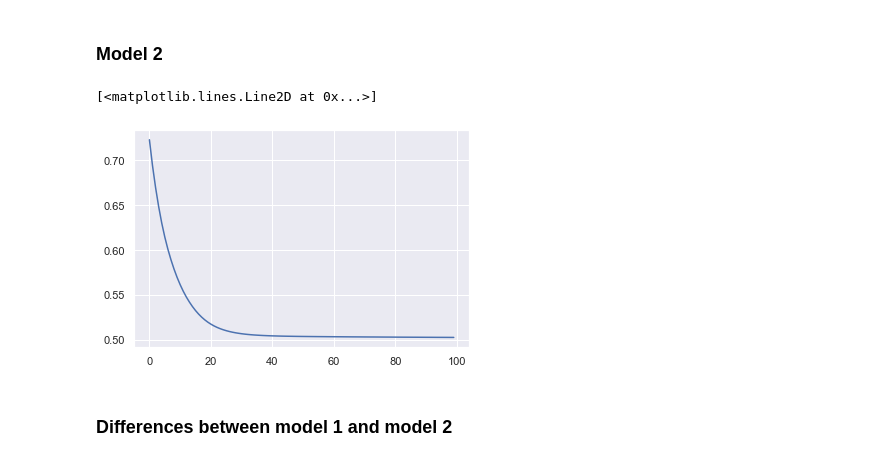
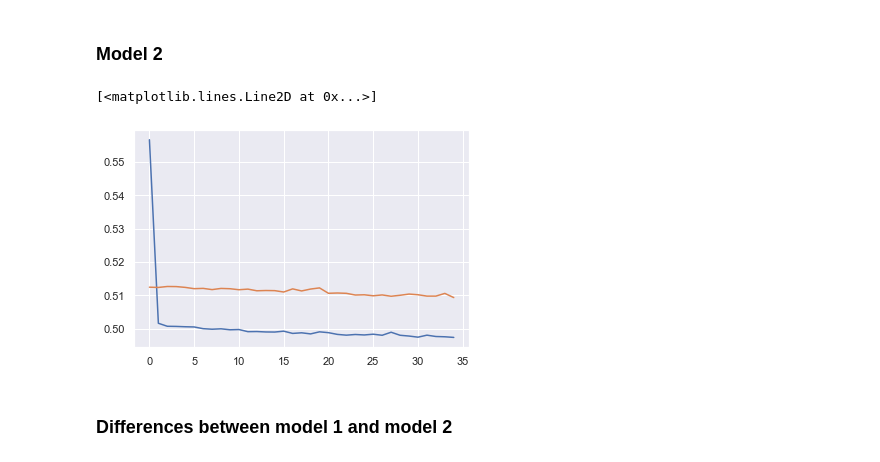
Before and after one commit to GreatLearningAIML1/gl-pgp-aiml-uta-intl-may20-otseobande, a Jupyter notebook: bank-churn-prediction/bank-churn-prediction.ipynb, the cells around one changed output. Cells and saved outputs as stored; diff of their text form; code cells hidden in the pictures.

```diff
--- a/bank-churn-prediction/bank-churn-prediction.ipynb
+++ b/bank-churn-prediction/bank-churn-prediction.ipynb
@@ -214,25 +214,32 @@ array([[2389,    0],
 # %%
 model = Sequential()
 
-model.add(Dense(13, input_shape = (13,), activation = 'relu'))
-model.add(Dense(70, activation='relu'))
-model.add(Dense(100, activation='relu'))
+model.add(Dense(32, input_shape = (13,), activation = 'tanh'))
+model.add(Dense(16, activation='tanh'))
 model.add(Dense(1, activation='sigmoid'))
 
-optimizer = optimizers.SGD(lr=0.01)
+optimizer = optimizers.Adam(lr=0.001)
 model.compile(
     optimizer=optimizer,
     loss='binary_crossentropy',
     metrics=[tf.keras.metrics.BinaryAccuracy()]
 )
-history = model.fit(x_train, y_train.values,validation_split = 0.2, batch_size = 700, epochs = 100, verbose = 0)
+history = model.fit(
+    x_train,
+    y_train.values,
+    validation_split = 0.2,
+    batch_size = 100,
+    epochs = 35,
+    verbose = 0
+)
 # %%
 hist = pd.DataFrame(history.history)
 hist['epoch'] = history.epoch
 plt.plot(hist['loss'])
+plt.plot(hist['val_loss'])
 # %% [output]
 [<matplotlib.lines.Line2D at 0x...>]
-[figure, old version]
+[figure, new version]
 # %% [markdown]
 ### Differences between model 1 and model 2
 # %% [markdown]
```
Also changed, not shown: parts of 2 cells of this notebook, 2 other files.
